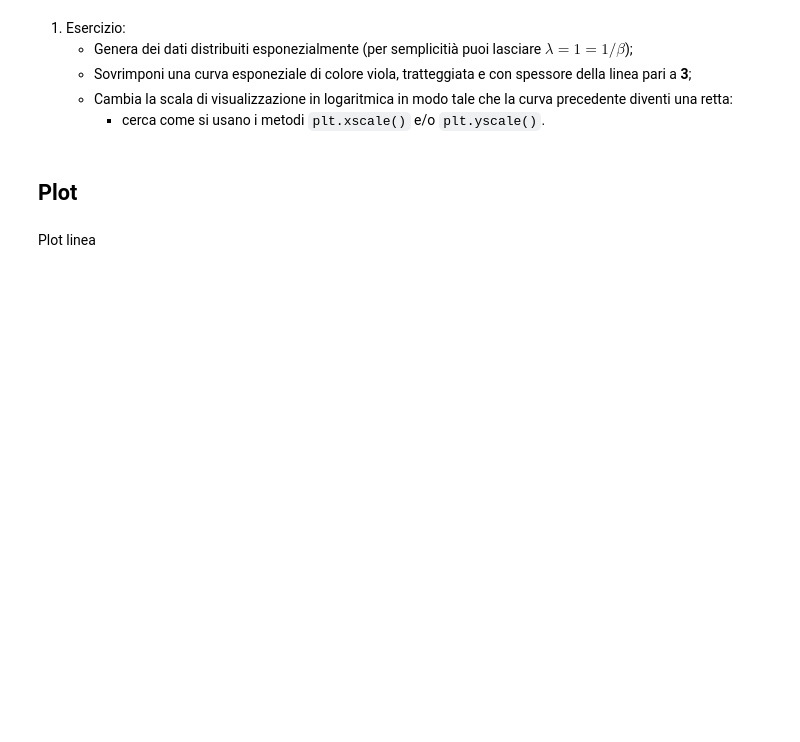
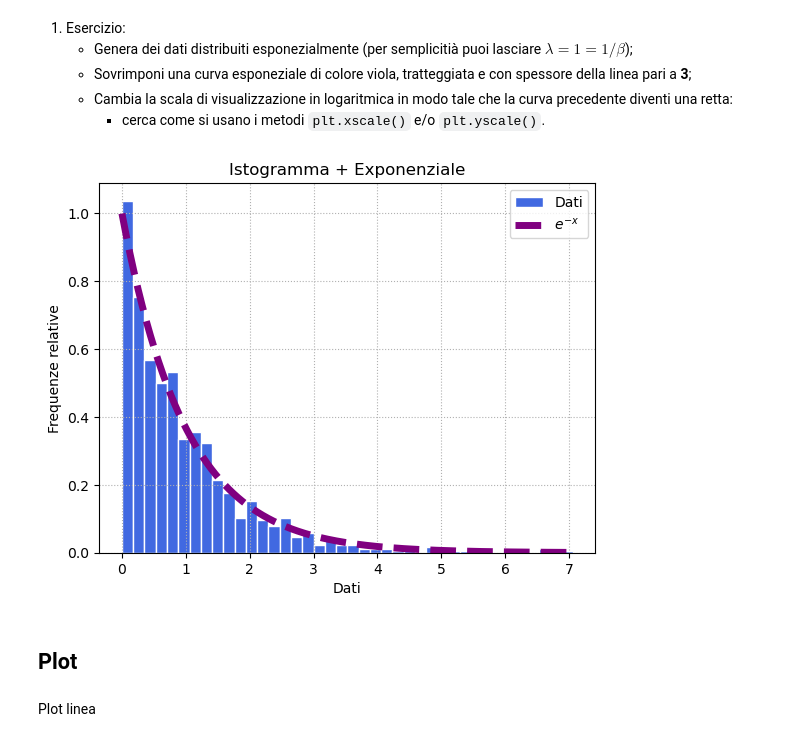
Before and after one commit to RiccardoTancredi/Corso-Python, a Jupyter notebook: lezione2.ipynb, the cells around one changed output. Saved outputs shown, nothing was run; the diff lists cells and outputs as text; code cells hidden in the pictures; blank space fills up the shorter version.

```diff
--- a/lezione2.ipynb
+++ b/lezione2.ipynb
@@ -28,6 +66,20 @@ import matplotlib.pyplot as plt
     * Sovrimponi una curva esponeziale di colore viola, tratteggiata e con spessore della linea pari a **3**;
     * Cambia la scala di visualizzazione in logaritmica in modo tale che la curva precedente diventi una retta:
         * cerca come si usano i metodi `plt.xscale()` e/o `plt.yscale()`.
+# %%
+dati = np.random.exponential(size=N)
+plt.hist(dati, bins=40, density=True, label='Dati', color='royalblue', edgecolor='white')
+xx = np.linspace(min(dati), max(dati), N)
+plt.plot(xx, np.exp(-xx), label='$e^{-x}$', color='purple', ls='--', lw=5)
+plt.xlabel('Dati')
+plt.ylabel('Frequenze relative')
+plt.legend()
+plt.title('Istogramma + Exponenziale')
+plt.grid(ls=':')
+# plt.yscale('log')
+plt.show()
+# %% [output]
+[figure, added]
 # %% [markdown]
 ## Plot
 # %% [markdown]
```
Also changed, not shown: parts of 22 cells of this notebook, 1 other file.
